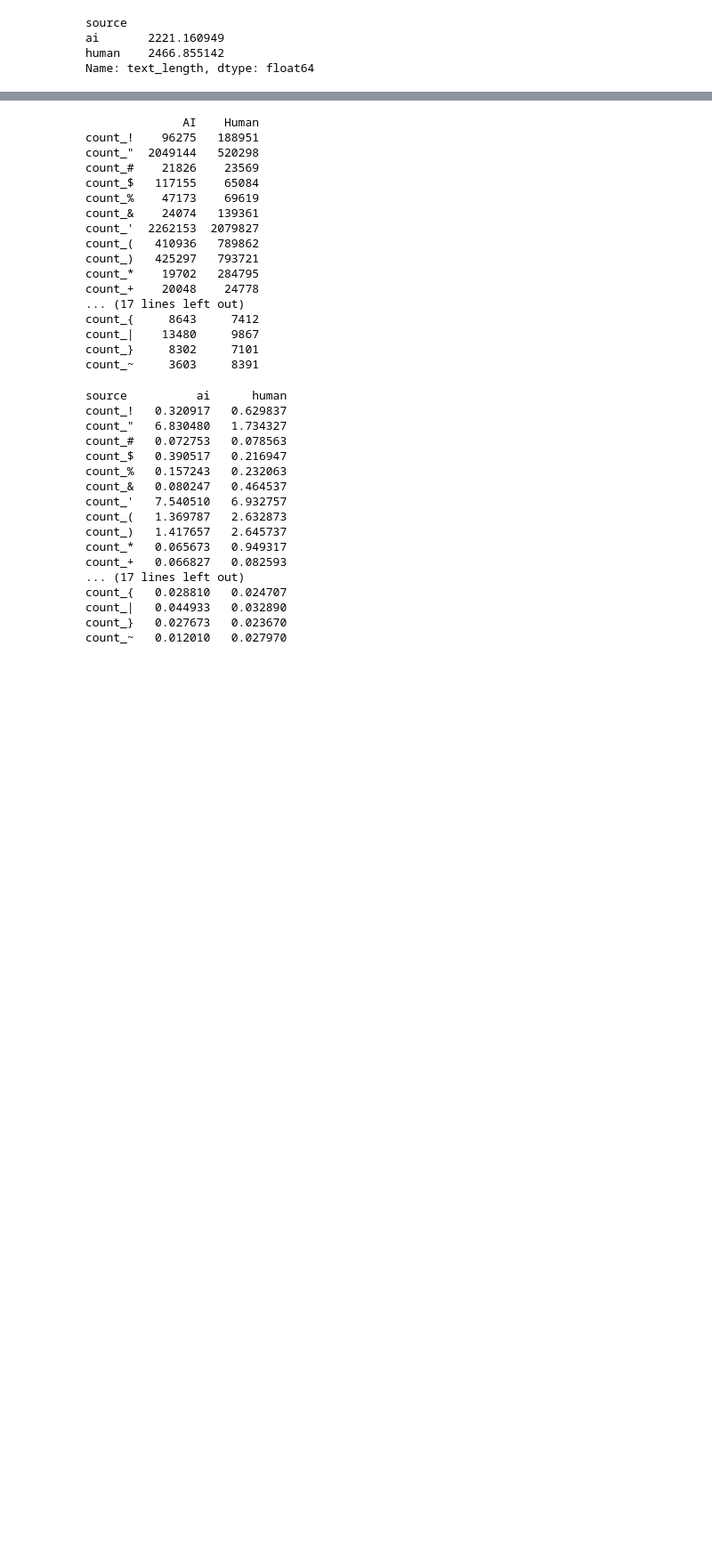
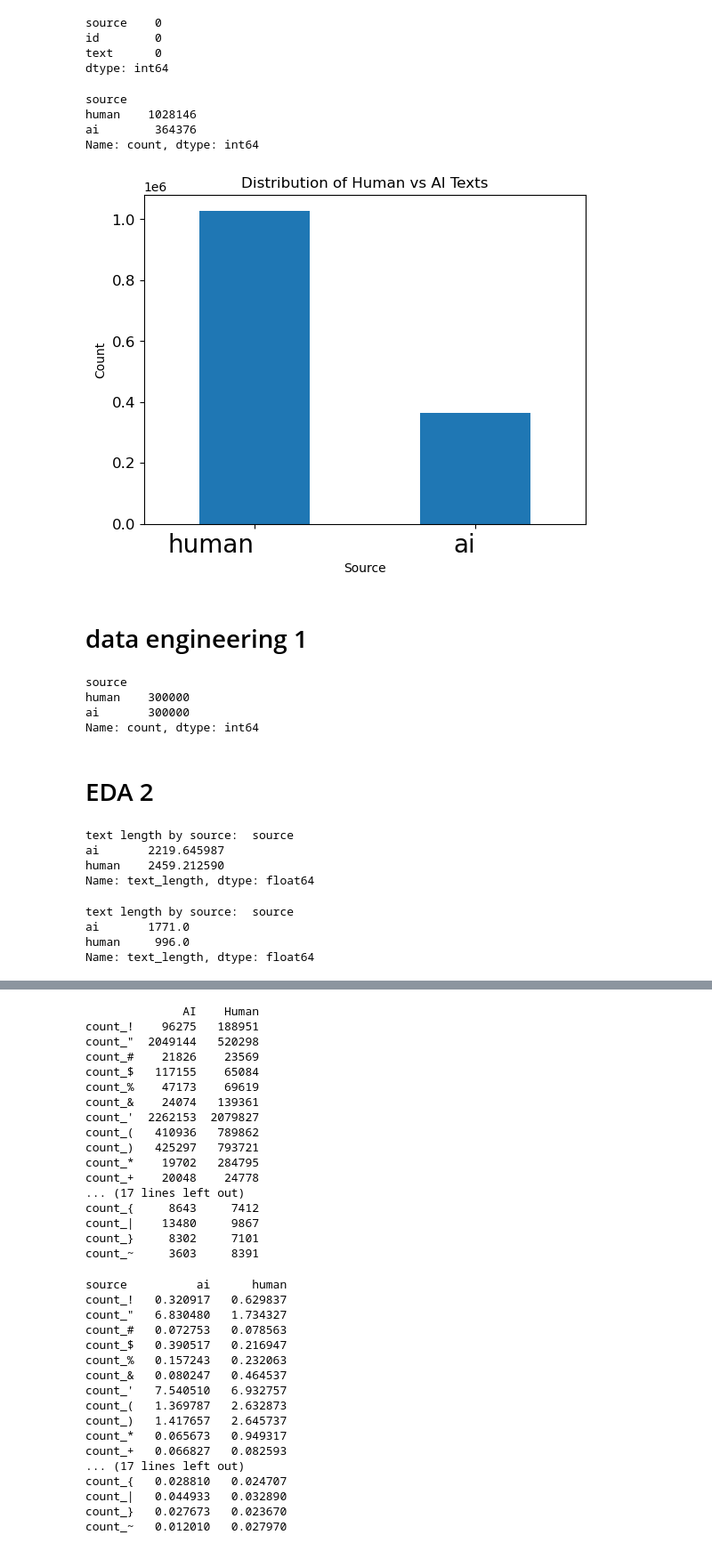
Before and after one commit to Dolev-Rapaport/ai_detection, a Jupyter notebook: main_notebook.ipynb, the cells around one changed output, grey strips where cells are left out. Shown: that part at 89% size. Saved outputs shown, nothing was run; the diff lists cells and outputs as text; code cells hidden in the pictures; blank space fills up the shorter version.

```diff
--- a/main_notebook.ipynb
+++ b/main_notebook.ipynb
@@ -78,10 +58,61 @@ Name: count, dtype: int64
+# %%
+#null
+print(data.isnull().sum())
+# %% [output]
+source    0
+id        0
+text      0
+dtype: int64
+# %%
+print(data["source"].value_counts())
+data["source"].value_counts().plot(kind="bar")
+plt.title("Distribution of Human vs AI Texts")
+plt.xlabel("Source")
+plt.ylabel("Count")
+plt.xticks(fontsize=20, rotation=0, ha="right")                # Bigger x-ticks, rotated for readability
+plt.yticks(fontsize=12)
+plt.show()
+# %% [output]
+source
+human    1028146
+ai        364376
+Name: count, dtype: int64
+[figure, added]
+# %% [markdown]
+# data engineering 1
+# %%
+#balancing data to 300,000 rows each
+
+human_df = data[data["source"] == "human"].sample(n=300000, random_state=42)
+ai_df    = data[data["source"] == "ai"].sample(n=300000, random_state=42)
+
+
+df = pd.concat([human_df, ai_df]).reset_index(drop=True)
+
+print(df["source"].value_counts())
+# %% [output]
+source
+human    300000
+ai       300000
+Name: count, dtype: int64
+# %% [markdown]
+# EDA 2
 # %%
+#text length mean
+
 df["text_length"] = df["text"].str.len()
 
-print(df.groupby("source")["text_length"].mean())
+print("text length by source: ",df.groupby("source")["text_length"].mean())
 # %% [output]
-source
-ai       2221.160949
-human    2466.855142
+text length by source:  source
+ai       2219.645987
+human    2459.212590
 Name: text_length, dtype: float64
+# %%
+print("text length by source: ",df.groupby("source")["text_length"].median())
+# %% [output]
+text length by source:  source
+ai       1771.0
+human     996.0
+Name: text_length, dtype: float64
 # %%
```
Also changed, not shown: parts of 33 cells of this notebook.
